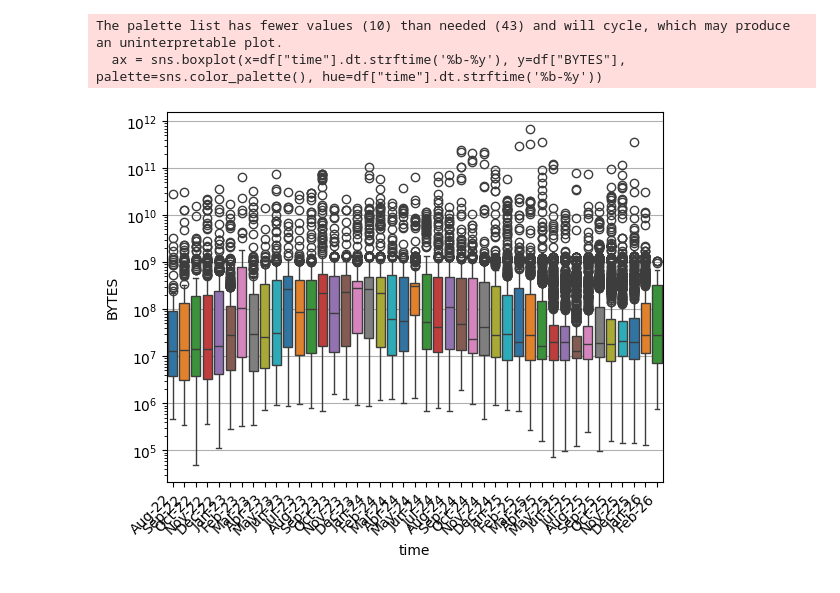
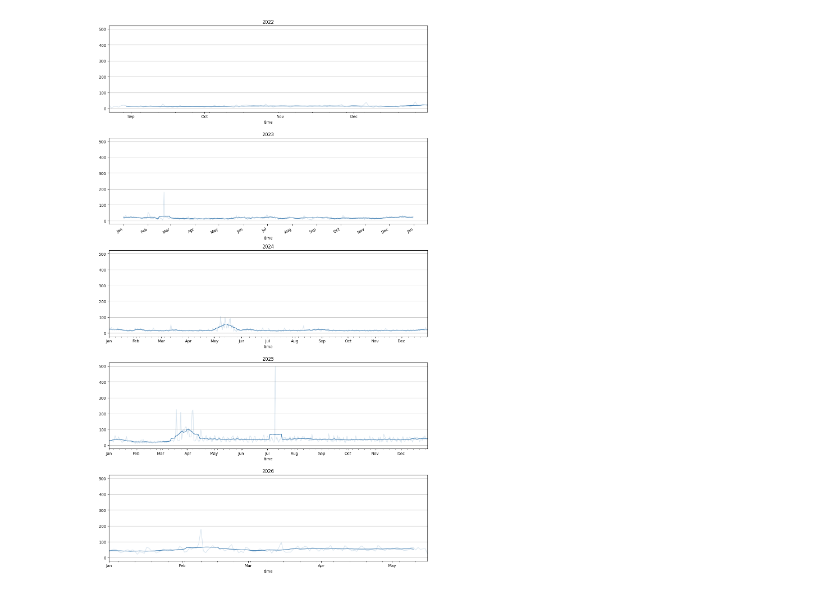
Before and after one commit to akrontab/Hellpot, a Jupyter notebook: LogStats.ipynb, the cells around one changed output. Drawn from its saved outputs; the diff is of its cells as text; code cells hidden in the pictures.

```diff
--- a/LogStats.ipynb
+++ b/LogStats.ipynb
@@ -15,6 +17,7 @@ def humansize(nbytes):
     return '%s %s' % (f, suffixes[i])
 # %%
 frames = [pd.read_json(f, lines=True) for f in glob.glob("./logs/*")]
-df = pd.concat(frames, ignore_index=True)
-df = df[(df["level"] == "info") & (df["message"] == "FINISH")]
-df["time"] = pd.to_datetime(df["time"], format="%Y-%m-%dT%H:%M:%SZ")
+df_all = pd.concat(frames, ignore_index=True)
+df_all = df_all[(df_all["level"] == "info") & (df_all["message"].isin(["FINISH", "END_ON_ERR"]))]
+df_all["time"] = pd.to_datetime(df_all["time"], format="%Y-%m-%dT%H:%M:%SZ")
+df = df_all[df_all["message"] == "FINISH"].copy()
@@ -28,10 +24,22 @@ connPlot.yaxis.grid(True)
-# %%
-month = df['time'].dt.strftime('%b-%y')
-ax = sns.boxplot(x=month, y=df["BYTES"], palette=sns.color_palette())
-ax.set(yscale="log")
-ax.tick_params(axis='x', rotation=45)
-ax.yaxis.grid(True)
-# %% [output]
-The palette list has fewer values (10) than needed (43) and will cycle, which may produce an uninterpretable plot.
-  ax = sns.boxplot(x=df["time"].dt.strftime('%b-%y'), y=df["BYTES"], palette=sns.color_palette(), hue=df["time"].dt.strftime('%b-%y'))
-[figure, removed]
+# %%
+daily = df.groupby(df["time"].dt.date).size()
+daily.index = pd.to_datetime(daily.index)
+smoothed = daily.rolling(14, center=True).mean()
+
+years = sorted(daily.index.year.unique())
+fig, axes = plt.subplots(len(years), 1, figsize=(12, 4 * len(years)), sharey=True)
+if len(years) == 1:
+    axes = [axes]
+
+for ax, year in zip(axes, years):
+    mask = daily.index.year == year
+    daily[mask].plot(ax=ax, alpha=0.2, color='steelblue', legend=False)
+    smoothed[mask].plot(ax=ax, color='steelblue', legend=False)
+    ax.set_title(str(year))
+    ax.yaxis.grid(True)
+    ax.xaxis.set_major_locator(mdates.MonthLocator())
+    ax.xaxis.set_major_formatter(mdates.DateFormatter('%b'))
+
+plt.tight_layout()
+# %% [output]
+[figure, added]
```
Also changed, not shown: parts of 10 cells of this notebook, 1 other file.
